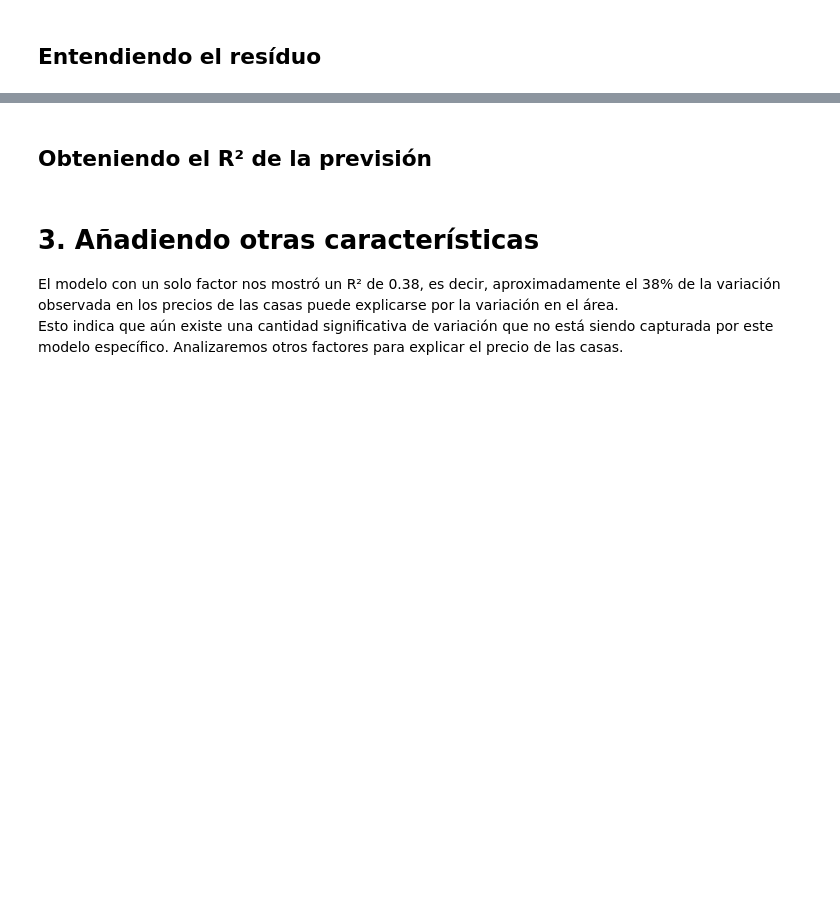
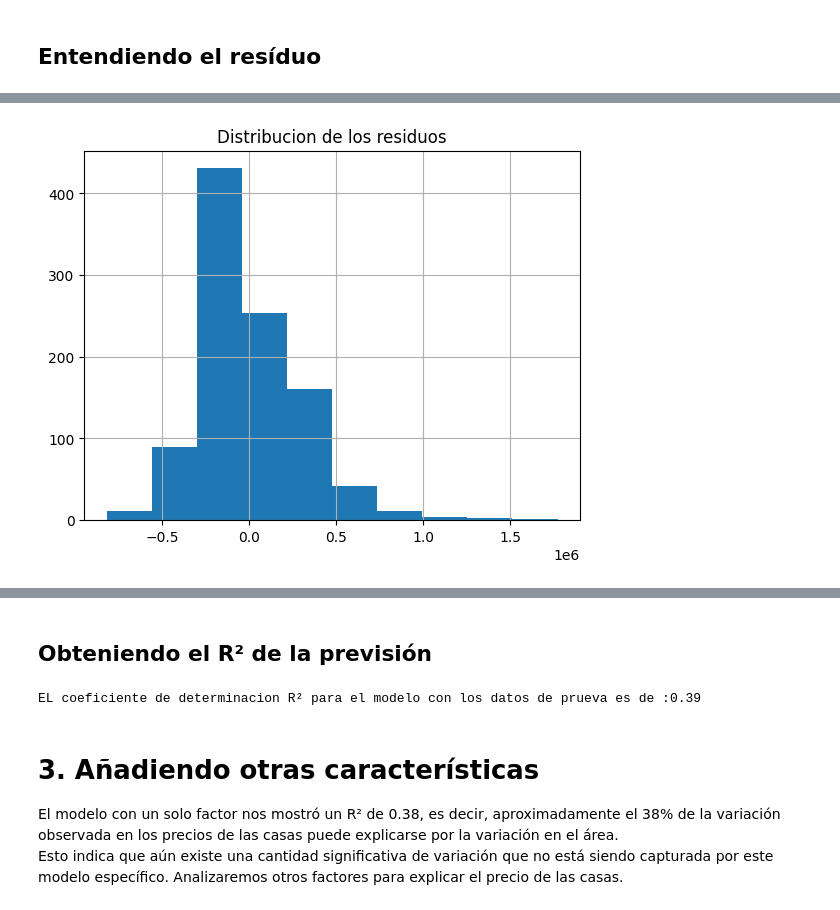
Before and after one commit to germaini/DATA_Desafio_tienda, a Jupyter notebook: precios_de_inmuebles_regresion_lineal.ipynb, the cells around one changed output, grey strips where cells are left out. Saved outputs shown, nothing was run; the diff lists cells and outputs as text; code cells hidden in the pictures; blank space fills up the shorter version.

```diff
--- a/precios_de_inmuebles_regresion_lineal.ipynb
+++ b/precios_de_inmuebles_regresion_lineal.ipynb
@@ -133,4 +136,14 @@ El conjunto de **entrenamiento** se utiliza para ajustar el modelo, mientras que
+# %%
+# import train_test_split
+from sklearn.model_selection import train_test_split
+
+y = datos['precio_de_venta']
+X = datos.drop(columns='precio_de_venta')
+
+x_train, x_test, y_train, y_test = train_test_split(X, y, test_size=0.3, random_state=230) # garantizar la reproductividad de la segregacion de los datos
 # %%
 #Datos de entrenamiento para usar la fórmula
+df_train = pd.DataFrame(x_train)
+df_train['precio_de_venta'] = y_train
 # %%
 # import ols
@@ -137,5 +151,6 @@ El conjunto de **entrenamiento** se utiliza para ajustar el modelo, mientras que
 # %%
 # ajustando el primer modelo
+modelo_0 = ols('precio_de_venta ~ area_primer_piso',data=df_train).fit()
 # %% [markdown]
 ## Analizando los coeficientes
 
@@ -167,3 +224,10 @@ En este caso, recurrimos a la métrica R², el coeficiente de determinación. El
+# %%
+# Cómo están distribuidos
+modelo_0.resid.hist()
+plt.title('Distribucion de los residuos')
+plt.show()
+# %% [output]
+[figure, added]
 # %% [markdown]
 <img src="https://i.ibb.co/zGTB35V/residuos.png" alt="residuos" border="0">
 # %% [markdown]
@@ -175,3 +238,10 @@ En este caso, recurrimos a la métrica R², el coeficiente de determinación. El
+# %%
+# importando el r2_score
+from sklearn.metrics import r2_score
+
+print(f'EL coeficiente de determinacion R² para el modelo con los datos de prueva es de :{r2_score(y_test,y_predict):.2f}')
+# %% [output]
+EL coeficiente de determinacion R² para el modelo con los datos de prueva es de :0.39
 # %%
 # mostrando el resultado de r²
 # %% [markdown]
```
Also changed, not shown: parts of 21 cells of this notebook.
